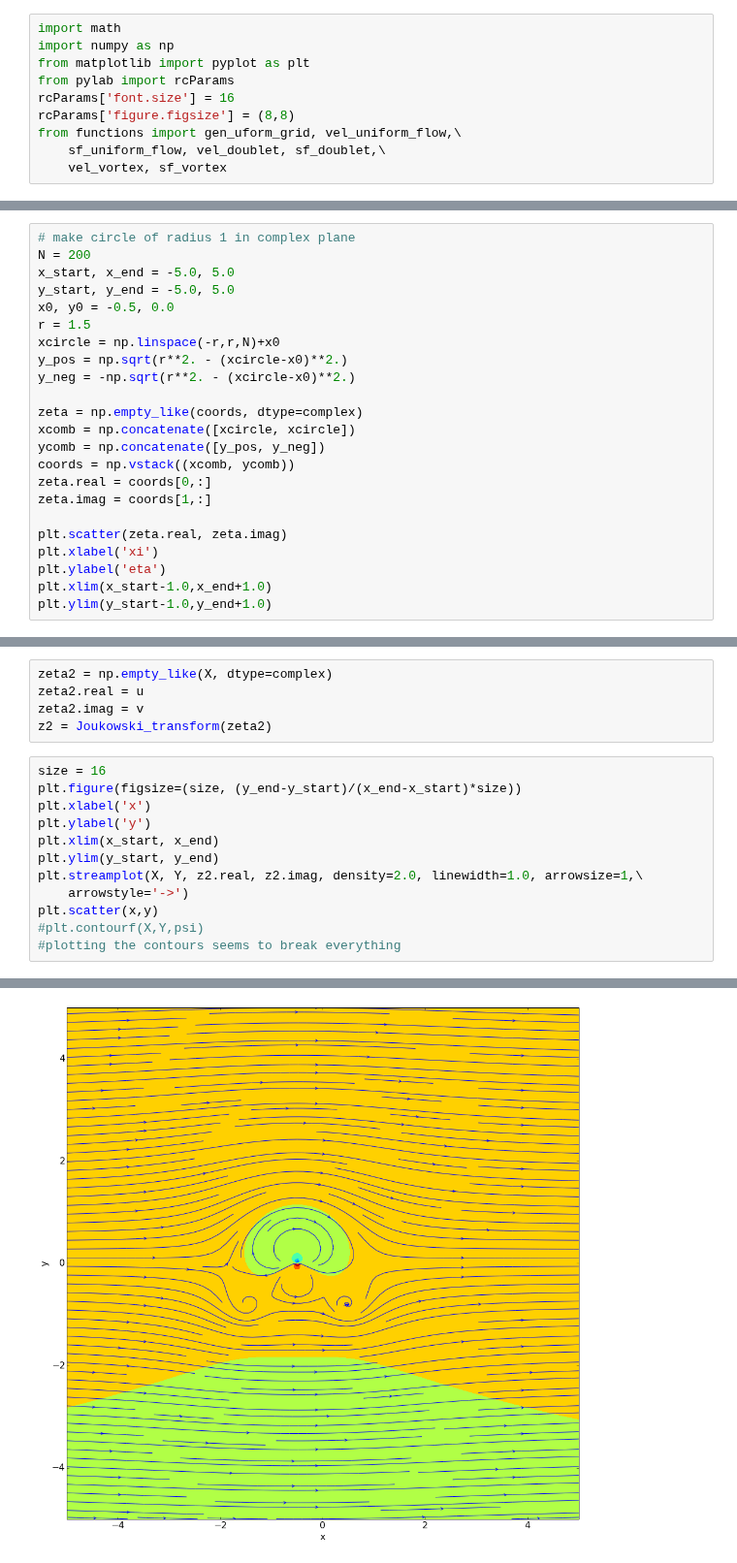
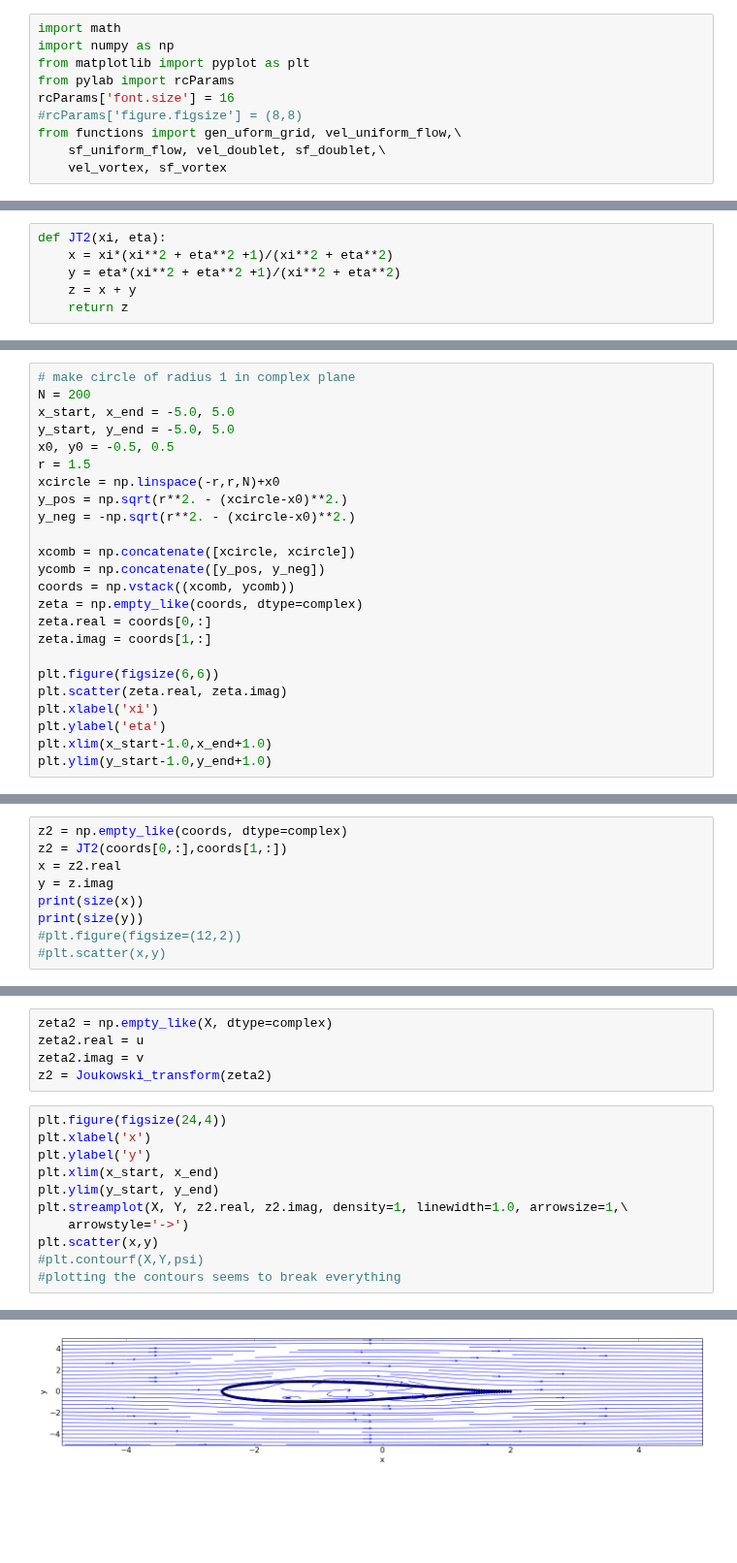
Before and after one commit to cbell14/Aero_Hydro, a Jupyter notebook: Joukowski_Transformation.ipynb, the cells around one changed output, grey strips where cells are left out. Shown at 97% size. Saved outputs shown, nothing was run; the diff lists cells and outputs as text; blank space fills up the shorter version.

Commit message:
Copying over new resources folder and 06_Assignment, added class styling to all notebooks, started work on JT2 function

```diff
--- a/Joukowski_Transformation.ipynb
+++ b/Joukowski_Transformation.ipynb
@@ -21,7 +21,7 @@ import numpy as np
 from matplotlib import pyplot as plt
 from pylab import rcParams
 rcParams['font.size'] = 16
-rcParams['figure.figsize'] = (8,8)
+#rcParams['figure.figsize'] = (8,8)
 from functions import gen_uform_grid, vel_uniform_flow,\
     sf_uniform_flow, vel_doublet, sf_doublet,\
     vel_vortex, sf_vortex
@@ -40,6 +40,12 @@ def Joukowski_transform(zeta):
     """
     z = zeta + (1/zeta)
     return z
+# %%
+def JT2(xi, eta):
+    x = xi*(xi**2 + eta**2 +1)/(xi**2 + eta**2)
+    y = eta*(xi**2 + eta**2 +1)/(xi**2 + eta**2)
+    z = x + y
+    return z
 # %%
 xi = 6
 eta = 7j
@@ -73,19 +91,20 @@ print z
 N = 200
 x_start, x_end = -5.0, 5.0
 y_start, y_end = -5.0, 5.0
-x0, y0 = -0.5, 0.0
+x0, y0 = -0.5, 0.5
 r = 1.5
 xcircle = np.linspace(-r,r,N)+x0
 y_pos = np.sqrt(r**2. - (xcircle-x0)**2.)
 y_neg = -np.sqrt(r**2. - (xcircle-x0)**2.)
 
-zeta = np.empty_like(coords, dtype=complex)
 xcomb = np.concatenate([xcircle, xcircle])
 ycomb = np.concatenate([y_pos, y_neg])
 coords = np.vstack((xcomb, ycomb))
+zeta = np.empty_like(coords, dtype=complex)
 zeta.real = coords[0,:]
 zeta.imag = coords[1,:]
 
+plt.figure(figsize(6,6))
 plt.scatter(zeta.real, zeta.imag)
 plt.xlabel('xi')
 plt.ylabel('eta')
@@ -104,0 +125,9 @@ plt.scatter(x,y)
+# %%
+z2 = np.empty_like(coords, dtype=complex)
+z2 = JT2(coords[0,:],coords[1,:])
+x = z2.real
+y = z.imag
+print(size(x))
+print(size(y))
+#plt.figure(figsize=(12,2))
+#plt.scatter(x,y)
@@ -136,13 +167,12 @@ zeta2.real = u
 zeta2.imag = v
 z2 = Joukowski_transform(zeta2)
 # %%
-size = 16
-plt.figure(figsize=(size, (y_end-y_start)/(x_end-x_start)*size))
+plt.figure(figsize(24,4))
 plt.xlabel('x')
 plt.ylabel('y')
 plt.xlim(x_start, x_end)
 plt.ylim(y_start, y_end)
-plt.streamplot(X, Y, z2.real, z2.imag, density=2.0, linewidth=1.0, arrowsize=1,\
+plt.streamplot(X, Y, z2.real, z2.imag, density=1, linewidth=1.0, arrowsize=1,\
     arrowstyle='->')
 plt.scatter(x,y)
 #plt.contourf(X,Y,psi)
@@ -152 +182 @@ plt.scatter(x,y)
-[figure, old version]
+[figure, new version]
```
Also changed, not shown: parts of 8 cells of this notebook, 35 other files.
